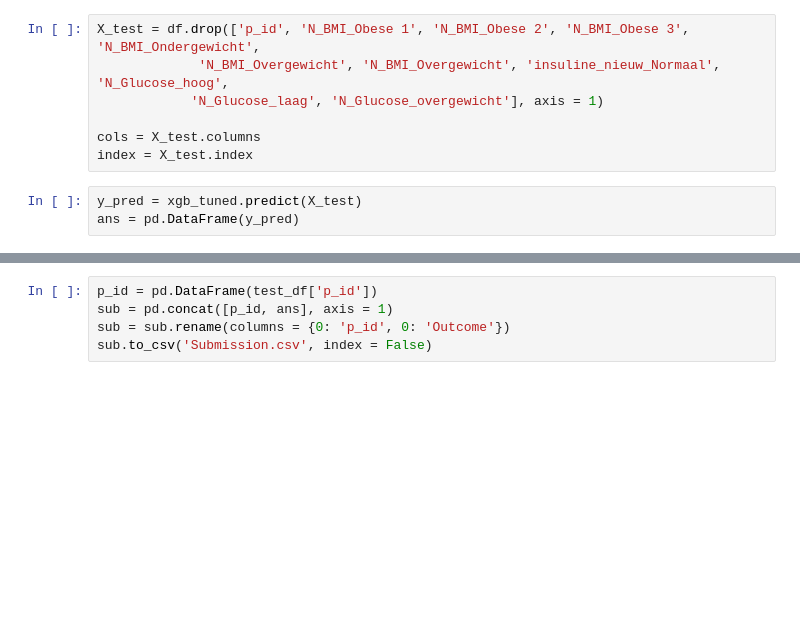
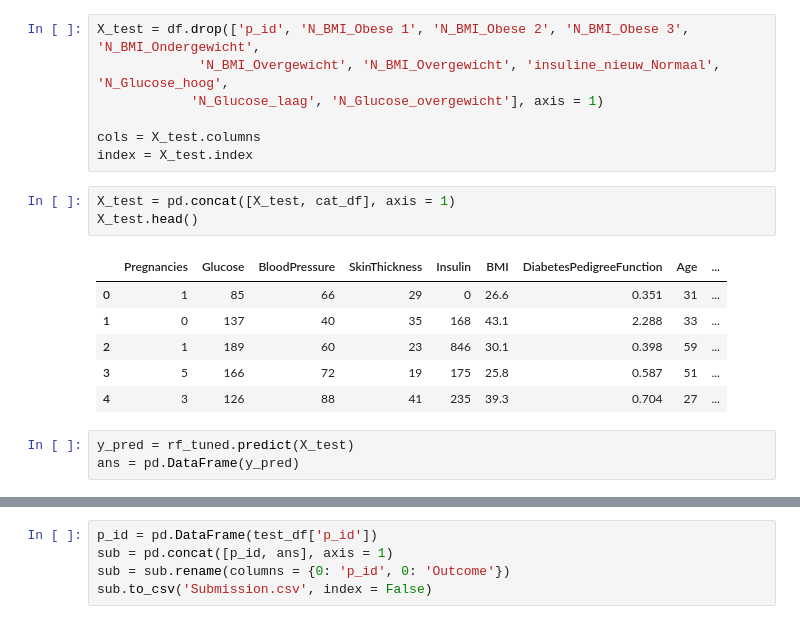
Before and after one commit to JortAkershoek/Machine_Learning, a Jupyter notebook: ml_opdr.ipynb, the cells around one changed output, grey strips where cells are left out. Saved outputs shown, nothing was run; the diff lists cells and outputs as text; blank space fills up the shorter version.

```diff
--- a/ml_opdr.ipynb
+++ b/ml_opdr.ipynb
@@ -474,8 +503,18 @@ X_test = df.drop(['p_id', 'N_BMI_Obese 1', 'N_BMI_Obese 2', 'N_BMI_Obese 3', 'N_
 
 cols = X_test.columns
 index = X_test.index
+# %%
+X_test = pd.concat([X_test, cat_df], axis = 1)
+X_test.head()
+# %% [output]
+|  | Pregnancies | Glucose | BloodPressure | SkinThickness | Insulin | BMI | DiabetesPedigreeFunction | Age | ... |
+| 0 | 1 | 85 | 66 | 29 | 0 | 26.6 | 0.351 | 31 | ... |
+| 1 | 0 | 137 | 40 | 35 | 168 | 43.1 | 2.288 | 33 | ... |
+| 2 | 1 | 189 | 60 | 23 | 846 | 30.1 | 0.398 | 59 | ... |
+| 3 | 5 | 166 | 72 | 19 | 175 | 25.8 | 0.587 | 51 | ... |
+| 4 | 3 | 126 | 88 | 41 | 235 | 39.3 | 0.704 | 27 | ... |
 # %%
-y_pred = xgb_tuned.predict(X_test)
+y_pred = rf_tuned.predict(X_test)
 ans = pd.DataFrame(y_pred)
 # %%
 ans
```
Also changed, not shown: parts of 9 cells of this notebook.
